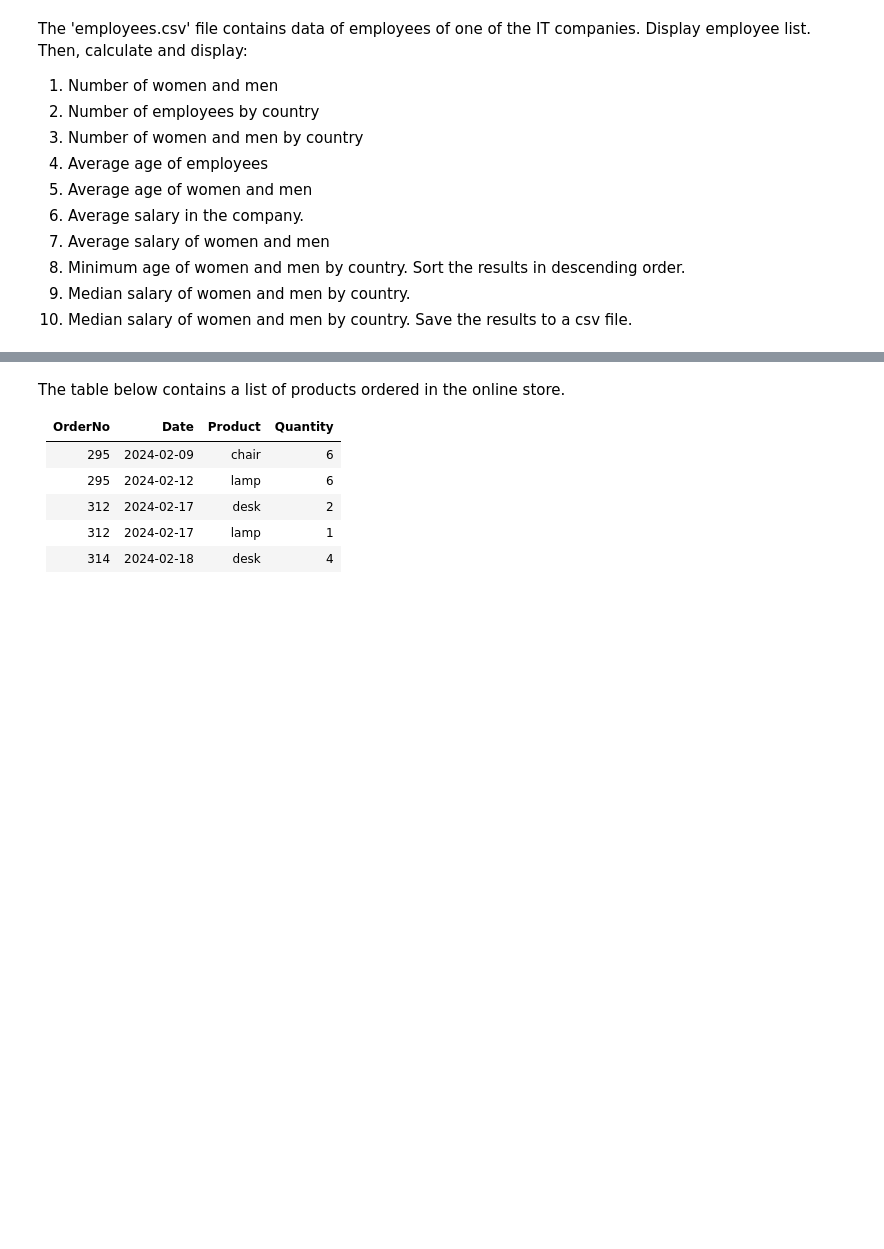
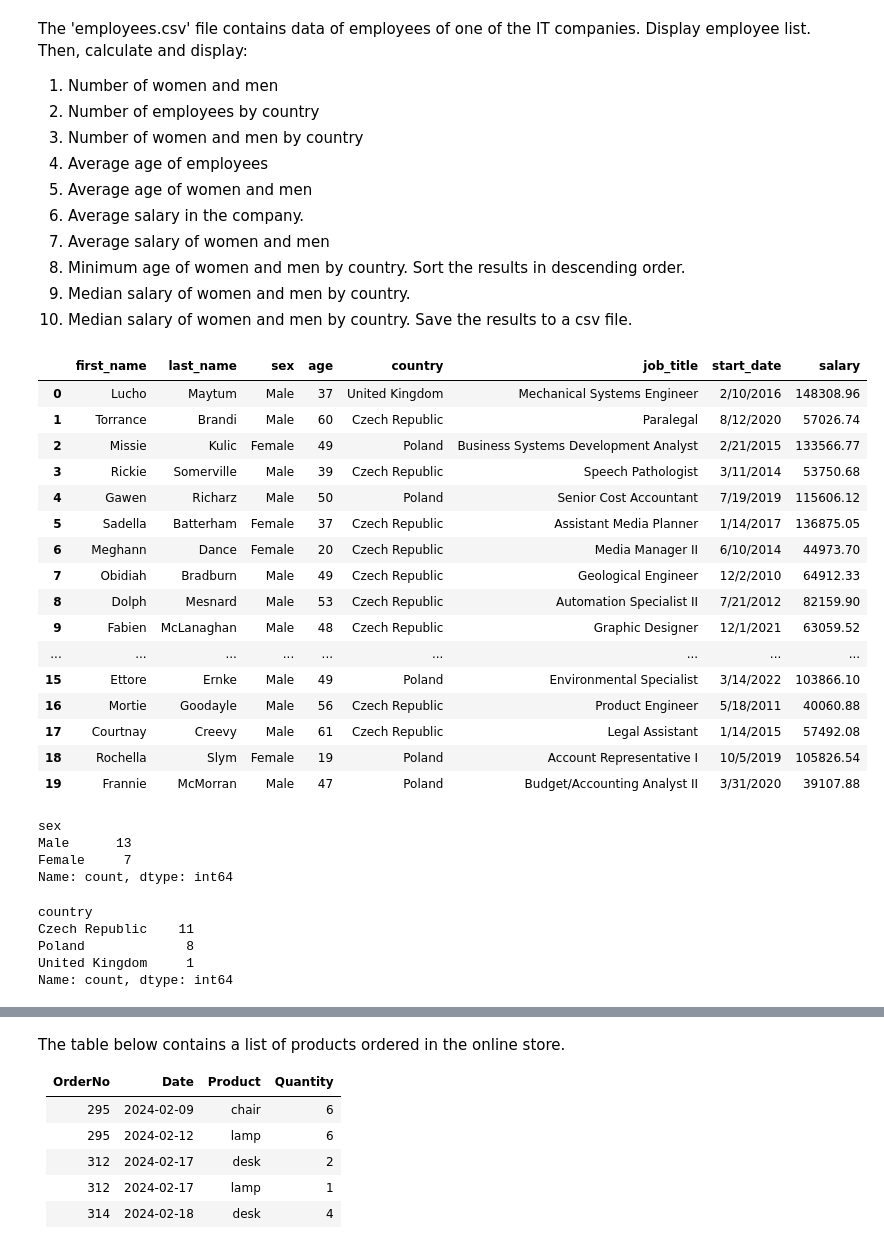
Before and after one commit to lismalgorzata/PVD, a Jupyter notebook: Exercises/exercise3.ipynb, the cells around one changed output, grey strips where cells are left out. Saved outputs shown, nothing was run; the diff lists cells and outputs as text; code cells hidden in the pictures; blank space fills up the shorter version.

```diff
--- a/Exercises/exercise3.ipynb
+++ b/Exercises/exercise3.ipynb
@@ -37,0 +190,39 @@ The 'employees.csv' file contains data of employees of one of the IT companies.
+# %%
+employees = pd.read_csv('employees.csv')
+employees
+# %% [output]
+|  | first_name | last_name | sex | age | country | job_title | start_date | salary |
+| 0 | Lucho | Maytum | Male | 37 | United Kingdom | Mechanical Systems Engineer | 2/10/2016 | 148308.96 |
+| 1 | Torrance | Brandi | Male | 60 | Czech Republic | Paralegal | 8/12/2020 | 57026.74 |
+| 2 | Missie | Kulic | Female | 49 | Poland | Business Systems Development Analyst | 2/21/2015 | 133566.77 |
+| 3 | Rickie | Somerville | Male | 39 | Czech Republic | Speech Pathologist | 3/11/2014 | 53750.68 |
+| 4 | Gawen | Richarz | Male | 50 | Poland | Senior Cost Accountant | 7/19/2019 | 115606.12 |
+| 5 | Sadella | Batterham | Female | 37 | Czech Republic | Assistant Media Planner | 1/14/2017 | 136875.05 |
+| 6 | Meghann | Dance | Female | 20 | Czech Republic | Media Manager II | 6/10/2014 | 44973.70 |
+| 7 | Obidiah | Bradburn | Male | 49 | Czech Republic | Geological Engineer | 12/2/2010 | 64912.33 |
+| 8 | Dolph | Mesnard | Male | 53 | Czech Republic | Automation Specialist II | 7/21/2012 | 82159.90 |
+| 9 | Fabien | McLanaghan | Male | 48 | Czech Republic | Graphic Designer | 12/1/2021 | 63059.52 |
+| ... | ... | ... | ... | ... | ... | ... | ... | ... |
+| 15 | Ettore | Ernke | Male | 49 | Poland | Environmental Specialist | 3/14/2022 | 103866.10 |
+| 16 | Mortie | Goodayle | Male | 56 | Czech Republic | Product Engineer | 5/18/2011 | 40060.88 |
+| 17 | Courtnay | Creevy | Male | 61 | Czech Republic | Legal Assistant | 1/14/2015 | 57492.08 |
+| 18 | Rochella | Slym | Female | 19 | Poland | Account Representative I | 10/5/2019 | 105826.54 |
+| 19 | Frannie | McMorran | Male | 47 | Poland | Budget/Accounting Analyst II | 3/31/2020 | 39107.88 |
+# %%
+sex_count = employees['sex'].value_counts()
+sex_count
+# %% [output]
+sex
+Male      13
+Female     7
+Name: count, dtype: int64
+# %%
+# employee_country_count = employees['country'].value_counts()
+employee_country_count = employees.loc[:,'country'].value_counts()
+employee_country_count
+# %% [output]
+country
+Czech Republic    11
+Poland             8
+United Kingdom     1
+Name: count, dtype: int64
```
Also changed, not shown: parts of 45 cells of this notebook, 4 other files.
